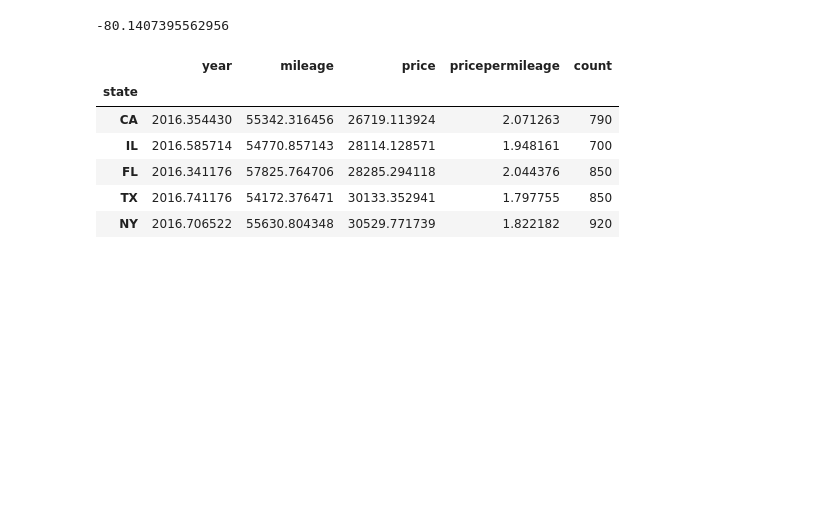
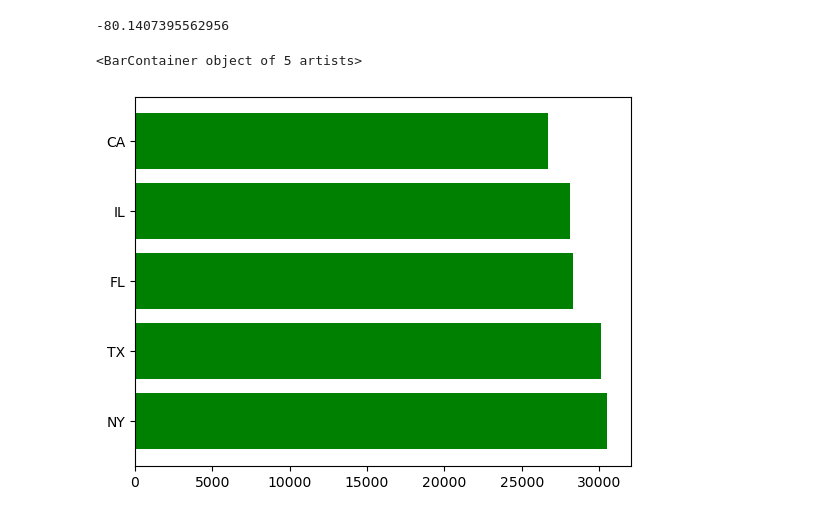
Before and after one commit to DeiviGT1/arc-is, a Jupyter notebook: hola copy.ipynb, the cells around one changed output. Cells and saved outputs as stored; diff of their text form; code cells hidden in the pictures; blank space fills up the shorter version.

```diff
--- a/hola copy.ipynb
+++ b/hola copy.ipynb
@@ -70,18 +70,18 @@ csv = csv[(csv["LATITUDE"]<max_latitude)&(csv["LATITUDE"]>min_latitude)&(csv["LO
 -80.1407395562956
 # %%
 import pandas as pd
+import matplotlib.pyplot as plt
 
 csv = pd.read_csv("car_prices.csv")
 csv = csv[(csv["year"]>=2015)]
 by_state = csv.groupby("state").mean()
-by_state["pricepermileage"] = by_state["mileage"]/by_state["price"]
 by_state["count"] = csv.groupby("state").count()["price"]
-by_state.sort_values(by="price", ascending=True)
+by_state = by_state.sort_values(by="price", ascending=False)
+plt.barh(
+  by_state.index,
+  by_state["price"].values,
+  color="green",
+)
 # %% [output]
-|  | year | mileage | price | pricepermileage | count |
-| state |  |  |  |  |  |
-| CA | 2016.354430 | 55342.316456 | 26719.113924 | 2.071263 | 790 |
-| IL | 2016.585714 | 54770.857143 | 28114.128571 | 1.948161 | 700 |
-| FL | 2016.341176 | 57825.764706 | 28285.294118 | 2.044376 | 850 |
-| TX | 2016.741176 | 54172.376471 | 30133.352941 | 1.797755 | 850 |
-| NY | 2016.706522 | 55630.804348 | 30529.771739 | 1.822182 | 920 |
+<BarContainer object of 5 artists>
+[figure, added]
```
Also changed, not shown: parts of 1 cell of this notebook.
